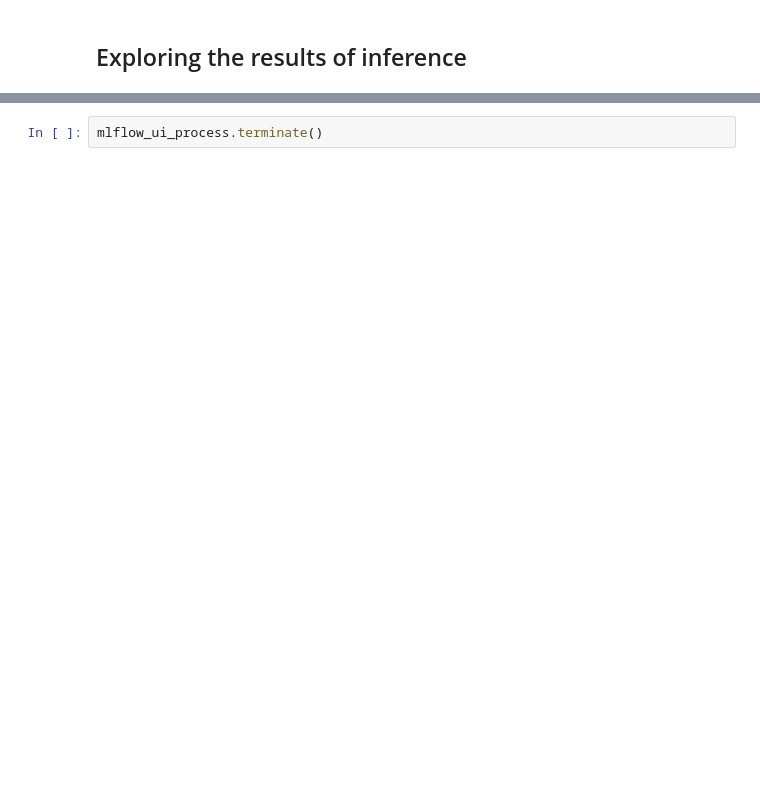
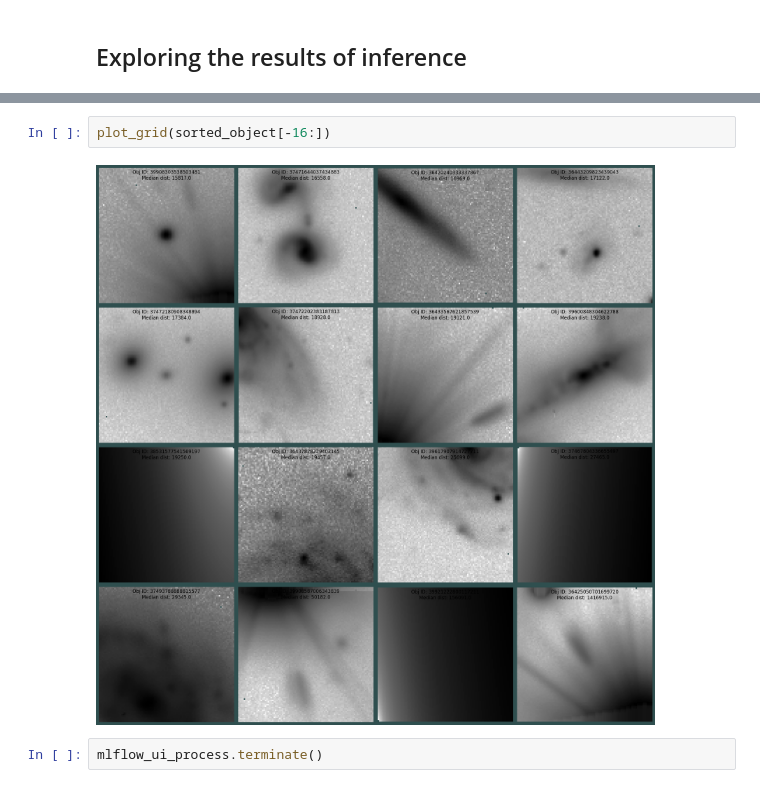
Before and after one commit to lincc-frameworks/fibad, a Jupyter notebook: docs/pre_executed/mpr_demo.ipynb, the cells around one changed output, grey strips where cells are left out. Cells and saved outputs as stored; diff of their text form; blank space fills up the shorter version.

```diff
--- a/docs/pre_executed/mpr_demo.ipynb
+++ b/docs/pre_executed/mpr_demo.ipynb
@@ -374,2 +365,6 @@ plot_grid(anom_objects)
+# %%
+plot_grid(sorted_object[-16:])
+# %% [output]
+[figure, added]
 # %%
 mlflow_ui_process.terminate()
```
Also changed, not shown: parts of 27 cells of this notebook, 8 other files.
